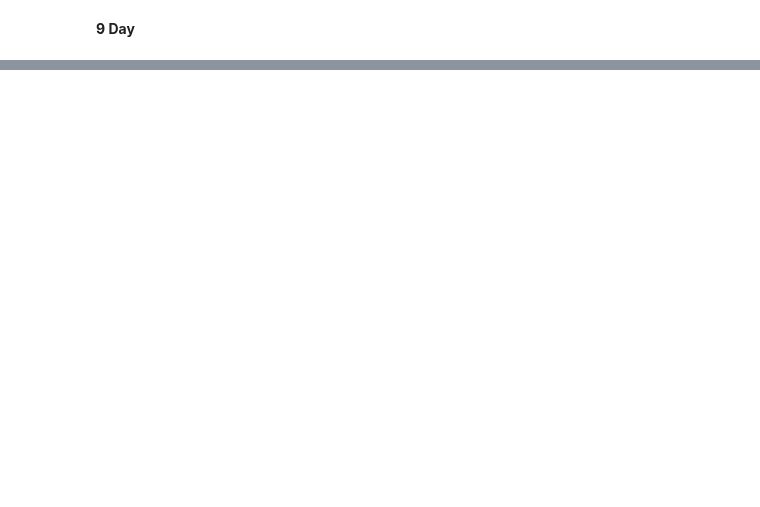
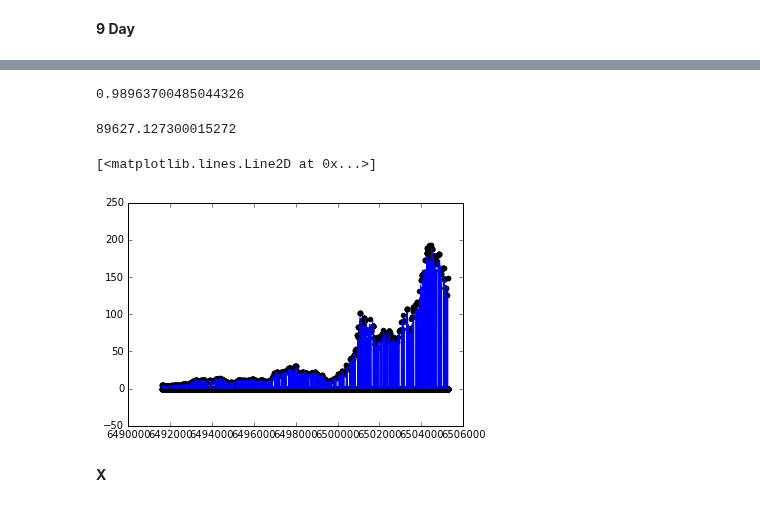
Before and after one commit to theofanislekkas/mlnd, a Jupyter notebook: rsi/Relative Strength Index and Predicting Stock Prices.ipynb, the cells around one changed output, grey strips where cells are left out. Saved outputs shown, nothing was run; the diff lists cells and outputs as text; code cells hidden in the pictures; blank space fills up the shorter version.

```diff
--- a/rsi/Relative Strength Index and Predicting Stock Prices.ipynb
+++ b/rsi/Relative Strength Index and Predicting Stock Prices.ipynb
@@ -719,0 +1190,15 @@ MSFT, ZUMZ, IBM, X
+# %%
+base_ibm = ibm.copy()
+base_ibm = ibm['Adj-C']
+
+day_1 = base_ibm.shift(-1)
+day_3 = base_ibm.shift(-3)
+day_5 = base_ibm.shift(-5)
+day_10 = base_ibm.shift(-10)
+
+ibm['Day 1'] = day_1
+ibm['Day 3'] = day_3
+ibm['Day 5'] = day_5
+ibm['Day 10'] = day_10
+
+ibm.head(2)
@@ -719,0 +1209,25 @@ MSFT, ZUMZ, IBM, X
+# %%
+ibm = sell_signal_prices(ibm, 70, 30)
+# %%
+ibm_features = ibm[rsi_features]
+ibm_prices = ibm['Sell Signal Price']
+i_obs = len(ibm)
+ibm_prices = ibm_prices.reshape((i_obs, 1))
+# %%
+ibm_predictions = rsi_309_model.predict(ibm_features)
+# %%
+rsi_309_model.score(ibm_features, ibm_prices)
+# %% [output]
+0.98963700485044326
+# %%
+np.sum((ibm_predictions - ibm_prices) ** 2)
+# %% [output]
+89627.127300015272
+# %%
+plt.scatter(ibm_features.index, ibm_prices, color='black')
+plt.plot(ibm_features.index, ibm_predictions, color='blue', linewidth=.5)
+# %% [output]
+[<matplotlib.lines.Line2D at 0x...>]
+[figure, added]
+# %% [markdown]
+**X**
```
Also changed, not shown: parts of 109 cells of this notebook.
